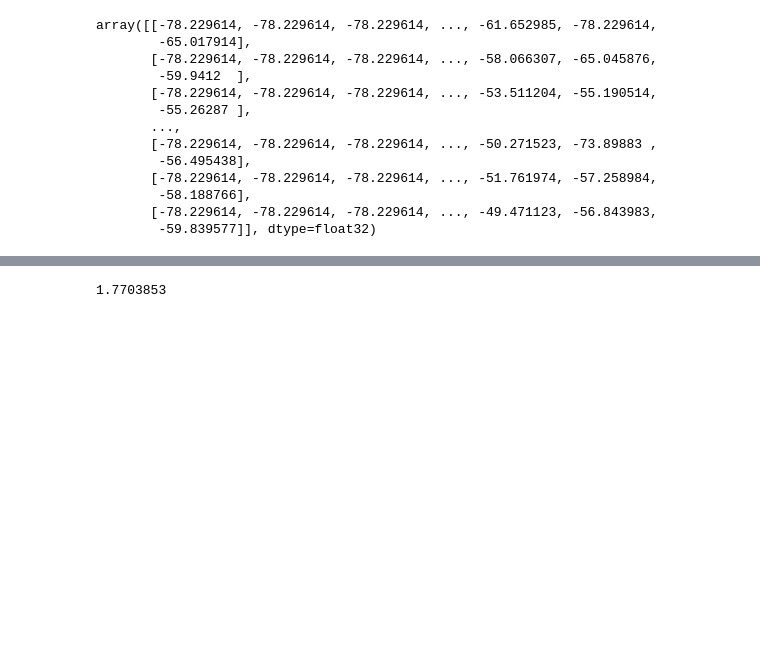
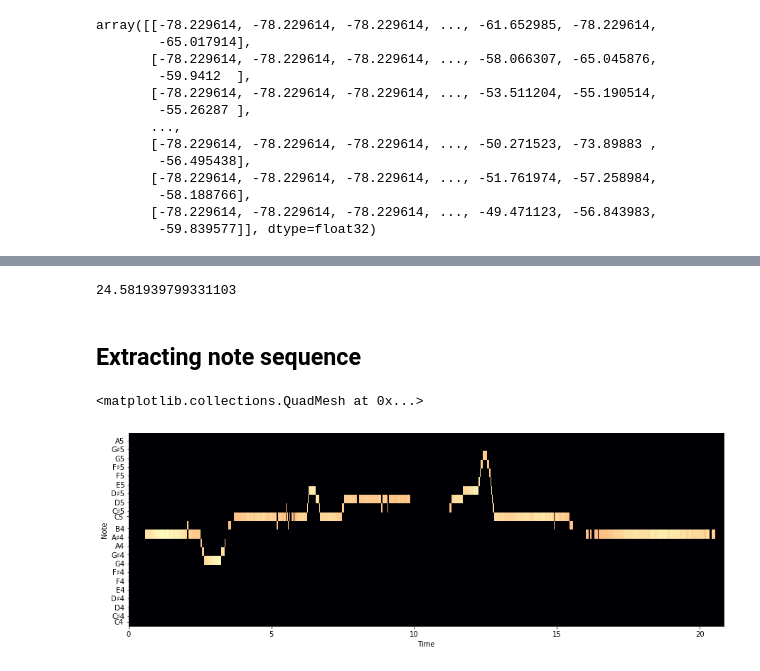
Before and after one commit to suagar10/Autotunify, a Jupyter notebook: stft_trial.ipynb, the cells around one changed output, grey strips where cells are left out. Cells and saved outputs as stored; diff of their text form; code cells hidden in the pictures; blank space fills up the shorter version.

```diff
--- a/stft_trial.ipynb
+++ b/stft_trial.ipynb
@@ -53,10 +57,3 @@ print(S)
  [-47.259247 -47.259247 -47.259247 ... -47.259247 -47.259247 -47.259247]
  [-47.259247 -47.259247 -47.259247 ... -47.259247 -47.259247 -47.259247]
  [-47.259247 -47.259247 -47.259247 ... -47.259247 -47.259247 -47.259247]]
-# %%
-freq = []
-for i in range(897):
-    for j in range(1025):
-        p = S[j][i]
-        if p == max():
-            freq.append(j*sr/2048)
@@ -90,4 +93,30 @@ array([[-78.229614, -78.229614, -78.229614, ..., -61.652985, -78.229614,
+# %%
+sr/897
+# %% [output]
+24.581939799331103
+# %% [markdown]
+## Extracting note sequence
 # %%
-max([max(i) for i in logC])
+globalmax = max([max(i) for i in logC])
-# %% [output]
-1.7703853
+# %%
+matrix = logC
+# %%
+notematrix = np.zeros((logC.shape))
+newmatrix = np.zeros((logC.shape))
+notematrix += 255
+newmatrix += -70
+for j in range(matrix.shape[1]):
+    maxval = -100
+    for i in range(matrix.shape[0]):
+        if maxval < logC[i][j]:
+            maxval = logC[i][j]
+            maxpos = i
+    if maxval > globalmax - 10:
+        notematrix[maxpos][j] = 60 + maxpos
+        newmatrix[maxpos][j] = maxval
+# %%
+plt.figure(figsize=(15, 5))
+librosa.display.specshow(newmatrix, sr=sr, x_axis='time', y_axis='cqt_note', fmin = fmin)
+# %% [output]
+<matplotlib.collections.QuadMesh at 0x...>
+[figure, added]
```
Also changed, not shown: parts of 4 cells of this notebook.
